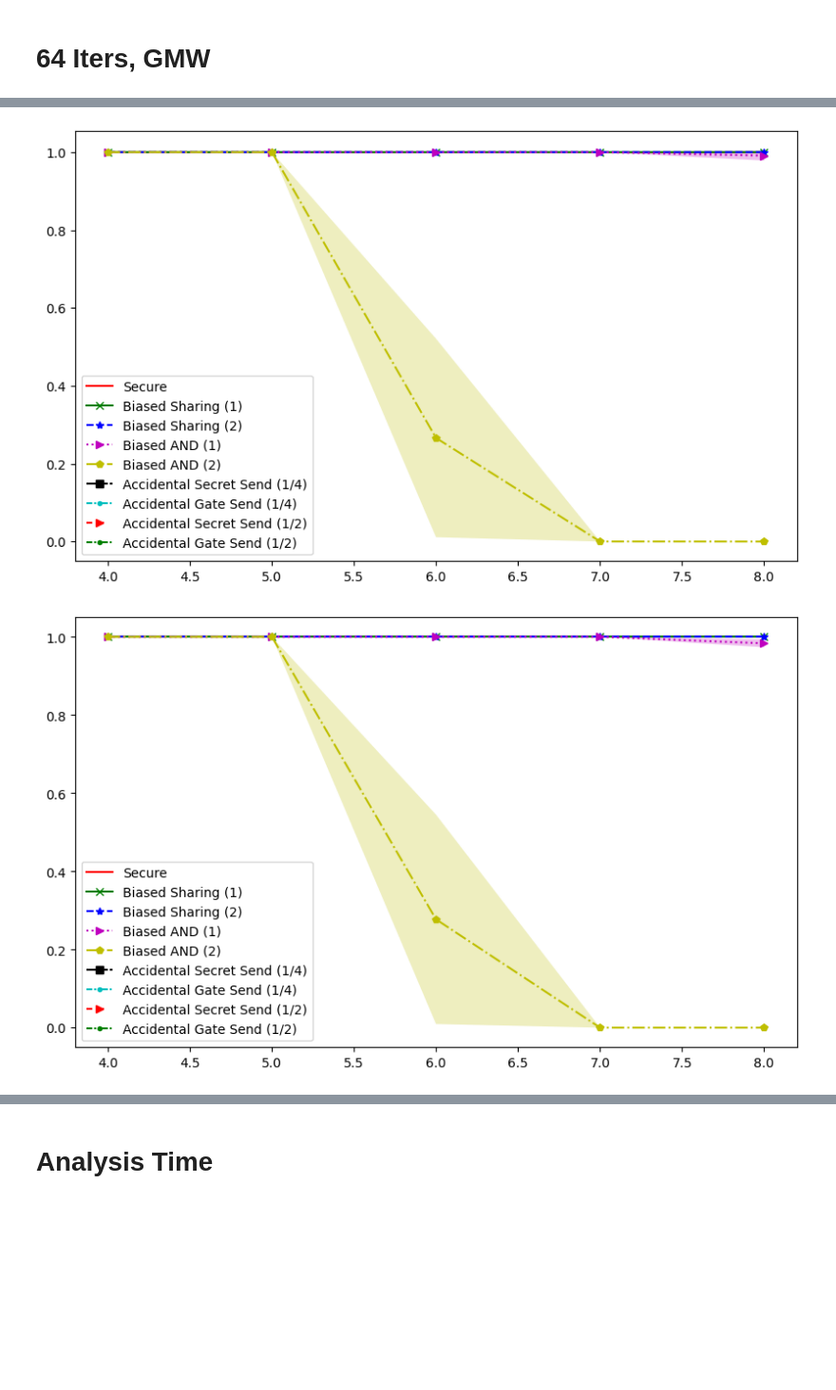
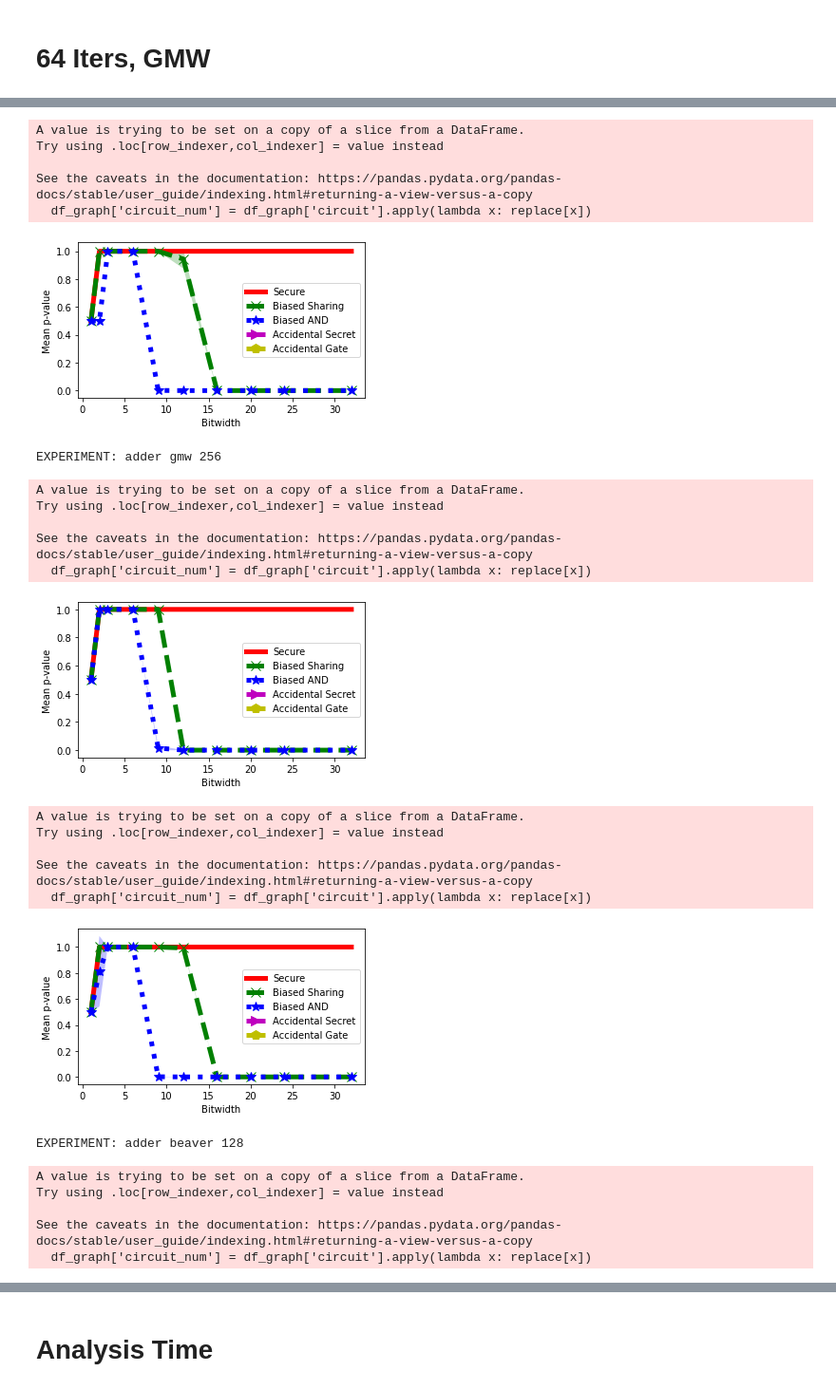
Before and after one commit to ShapeOfMatter/choreography, a Jupyter notebook: graphs/Adder Circuit Results.ipynb, the cells around one changed output, grey strips where cells are left out. Shown at 95% size. Cells and saved outputs as stored; diff of their text form; code cells hidden in the pictures; blank space fills up the shorter version.

```diff
--- a/graphs/Adder Circuit Results.ipynb
+++ b/graphs/Adder Circuit Results.ipynb
@@ -8,8 +13,10 @@ import warnings
 # %%
-plt.rcParams["figure.figsize"] = (10,6)
+plt.rcParams["figure.figsize"] = (5,3)
 # %%
 df = pd.concat((pd.read_csv('../gitignore/circuit_results/demo_16-10-2023_20:48:38.csv'),
                 pd.read_csv('../gitignore/circuit_results/demo_16-10-2023_19:35:17.csv')))
+# %%
+df = pd.read_csv('/home/jnear/co/code/choreography/results/circuit_results_26-10-2023_16:28:06.csv')
 # %%
 df.head()
 # %% [output]
@@ -22,2 +43,7 @@ df.head()
 # %% [markdown]
 # Fixing Test Power, Graphing P-Values
+# %%
+iters_vals = df['iters'].unique()
+train_size_vals = df['train_size'].unique()
+test_size_vals = df['test_size'].unique()
+iters_vals
@@ -104,9 +117,11 @@ def _make_graph(iters=128, train_size=512, test_size=256, protocol='gmw'):
 # %% [markdown]
 # 64 Iters, GMW
 # %%
-iters=64
-protocol='gmw'
-for train_size in [128, 256, 512]:
-    test_size=train_size/2
-    make_graph(iters, train_size, test_size, protocol)
+for circuit in ['adder', 'beaver_triple_gen', 'less_than']:
+    for protocol in ['gmw', 'beaver']:
+        for iters in iters_vals:
+            print("EXPERIMENT:", circuit, protocol, iters)
+            for train_size in train_size_vals:
+                test_size=train_size/2
+                make_graph(iters, train_size, test_size, protocol, circuit)
 # %% [output]
@@ -114,2 +135,25 @@ for train_size in [128, 256, 512]:
+A value is trying to be set on a copy of a slice from a DataFrame.
+Try using .loc[row_indexer,col_indexer] = value instead
+
+See the caveats in the documentation: https://pandas.pydata.org/pandas-docs/stable/user_guide/indexing.html#returning-a-view-versus-a-copy
+  df_graph['circuit_num'] = df_graph['circuit'].apply(lambda x: replace[x])
-[figure, old version]
+[figure, new version]
+EXPERIMENT: adder gmw 256
+A value is trying to be set on a copy of a slice from a DataFrame.
+Try using .loc[row_indexer,col_indexer] = value instead
+
+See the caveats in the documentation: https://pandas.pydata.org/pandas-docs/stable/user_guide/indexing.html#returning-a-view-versus-a-copy
+  df_graph['circuit_num'] = df_graph['circuit'].apply(lambda x: replace[x])
-[figure, old version]
+[figure, new version]
+A value is trying to be set on a copy of a slice from a DataFrame.
+Try using .loc[row_indexer,col_indexer] = value instead
+
+See the caveats in the documentation: https://pandas.pydata.org/pandas-docs/stable/user_guide/indexing.html#returning-a-view-versus-a-copy
+  df_graph['circuit_num'] = df_graph['circuit'].apply(lambda x: replace[x])
+[figure, added]
+EXPERIMENT: adder beaver 128
+A value is trying to be set on a copy of a slice from a DataFrame.
+Try using .loc[row_indexer,col_indexer] = value instead
+
+See the caveats in the documentation: https://pandas.pydata.org/pandas-docs/stable/user_guide/indexing.html#returning-a-view-versus-a-copy
+  df_graph['circuit_num'] = df_graph['circuit'].apply(lambda x: replace[x])
```
Also changed, not shown: parts of 16 cells of this notebook.
